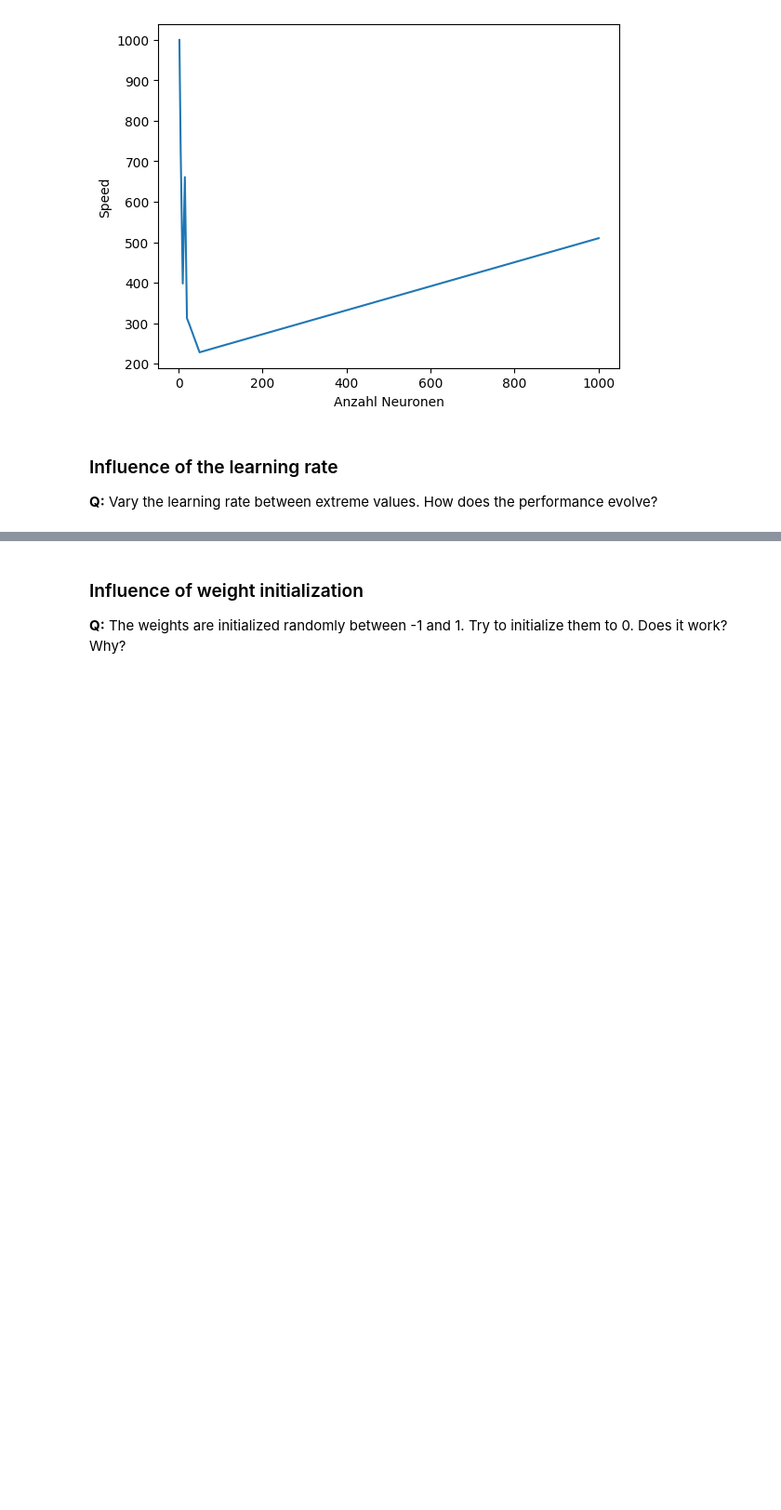
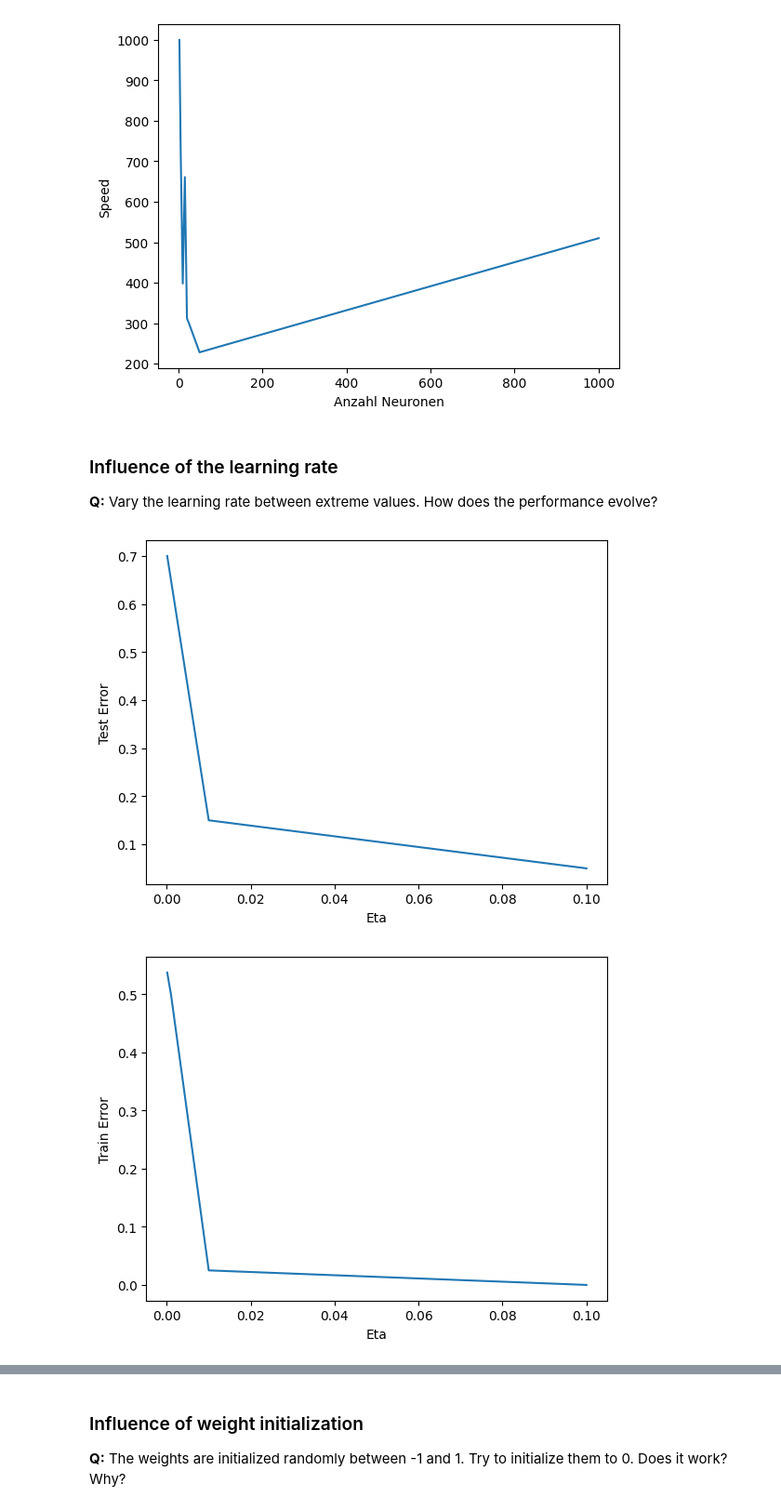
Before and after one commit to erichsdb/Neurocomputing, a Jupyter notebook: notebooks/8-MLP.ipynb, the cells around one changed output, grey strips where cells are left out. Shown: that part at 93% size. Saved outputs shown, nothing was run; the diff lists cells and outputs as text; code cells hidden in the pictures; blank space fills up the shorter version.

```diff
--- a/notebooks/8-MLP.ipynb
+++ b/notebooks/8-MLP.ipynb
@@ -575,7 +575,7 @@ mlp_train.test(X_test, t_test)
 
 **Q:** Try different values for the number of hidden neurons $K$ (e.g. 2, 5, 10, 15, 20, 25, 50...) and observe how the accuracy and speed of convergence evolve.
 # %%
-nb_neurons = [2, 5, 10, 15, 20, 25, 50, 100, 1000]
+nb_neurons = [2, 5, 10, 15, 20, 25, 50, 100]
 
 train_error = []
 test_error = []
@@ -619,3 +619,43 @@ plt.show()
 ### Influence of the learning rate
 
 **Q:** Vary the learning rate between extreme values. How does the performance evolve?
+# %%
+eta_list=[1e-4, 1e-3, 1e-2, 1e-1]
+
+train_error = []
+test_error = []
+speed = []
+
+for eta in eta_list:
+  mlp_train = TrainableMLP(d=2, K=15, activation_function=logistic, max_val=1.0, eta=eta)
+
+  # Feedforward pass: sets self.h and self.y
+  # mlp_train.feedforward(X_train[0, :])
+
+  # Backpropagation
+  # mlp_train.backprop(X_train[1, :], t_train[1])
+  res = mlp_train.train(X_train, t_train, 1000, False)
+  train_error.append(res[0][-1])
+  speed.append(res[1])
+  test_error.append(mlp_train.test(X_test, t_test))
+
+# plot test_error
+plt.plot(eta_list, test_error)
+plt.xlabel("Eta")
+plt.ylabel("Test Error")
+plt.show()
+
+# plot train_error
+plt.plot(eta_list, train_error)
+plt.xlabel("Eta")
+plt.ylabel("Train Error")
+plt.show()
+
+# plot the speed of convergence
+plt.plot(eta_list, speed)
+plt.xlabel("Eta")
+plt.ylabel("Speed")
+plt.show()
+# %% [output]
+[figure, added]
+[figure, added]
```
Also changed, not shown: parts of 3 cells of this notebook.
